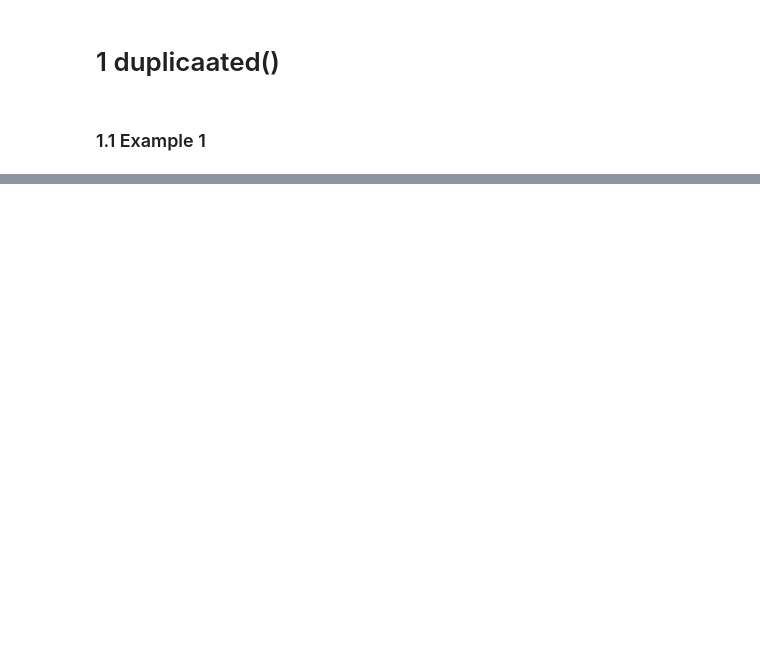
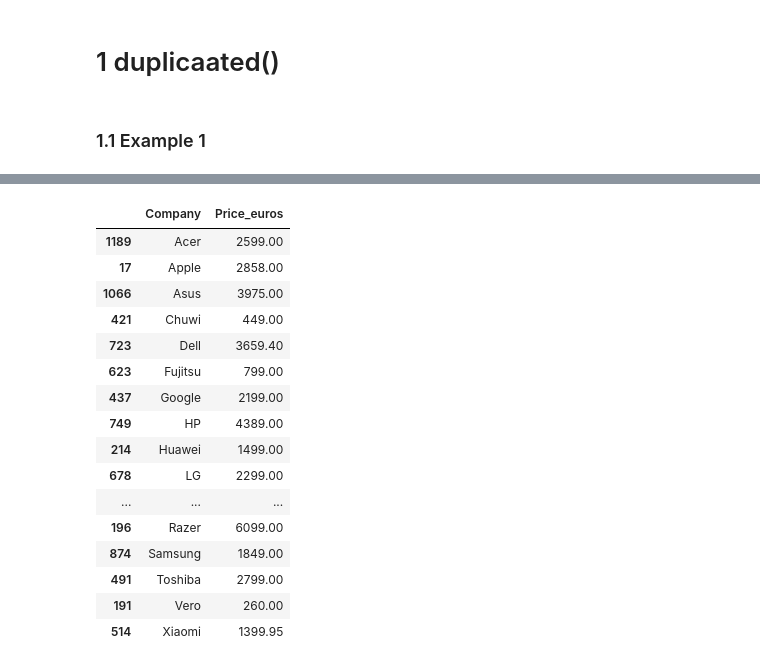
Before and after one commit to manishkr6/Learning-Data-Science, a Jupyter notebook: 03.Filtering Data/6FindDuplicateRowsWith.duplicated()Method.ipynb, the cells around one changed output, grey strips where cells are left out. Saved outputs shown, nothing was run; the diff lists cells and outputs as text; code cells hidden in the pictures; blank space fills up the shorter version.

```diff
--- a/03.Filtering Data/6FindDuplicateRowsWith.duplicated()Method.ipynb
+++ b/03.Filtering Data/6FindDuplicateRowsWith.duplicated()Method.ipynb
@@ -14,0 +131,27 @@ df_laptops.head(3)
+# %%
+# keep = 'last'
+duplicated_last = df_laptops.duplicated('Company', keep='last')
+# keep = False
+duplicated_flase = df_laptops.duplicated('Company', keep=False)
+# %%
+# keep = 'last' (most expensive laptop per company)
+# show dataframe with non duplicated values in "Company" column
+df_laptops[~duplicated_last][['Company', 'Price_euros']]
+# %% [output]
+|  | Company | Price_euros |
+| 1189 | Acer | 2599.00 |
+| 17 | Apple | 2858.00 |
+| 1066 | Asus | 3975.00 |
+| 421 | Chuwi | 449.00 |
+| 723 | Dell | 3659.40 |
+| 623 | Fujitsu | 799.00 |
+| 437 | Google | 2199.00 |
+| 749 | HP | 4389.00 |
+| 214 | Huawei | 1499.00 |
+| 678 | LG | 2299.00 |
+| ... | ... | ... |
+| 196 | Razer | 6099.00 |
+| 874 | Samsung | 1849.00 |
+| 491 | Toshiba | 2799.00 |
+| 191 | Vero | 260.00 |
+| 514 | Xiaomi | 1399.95 |
```
Also changed, not shown: parts of 12 cells of this notebook, 1 other file.
